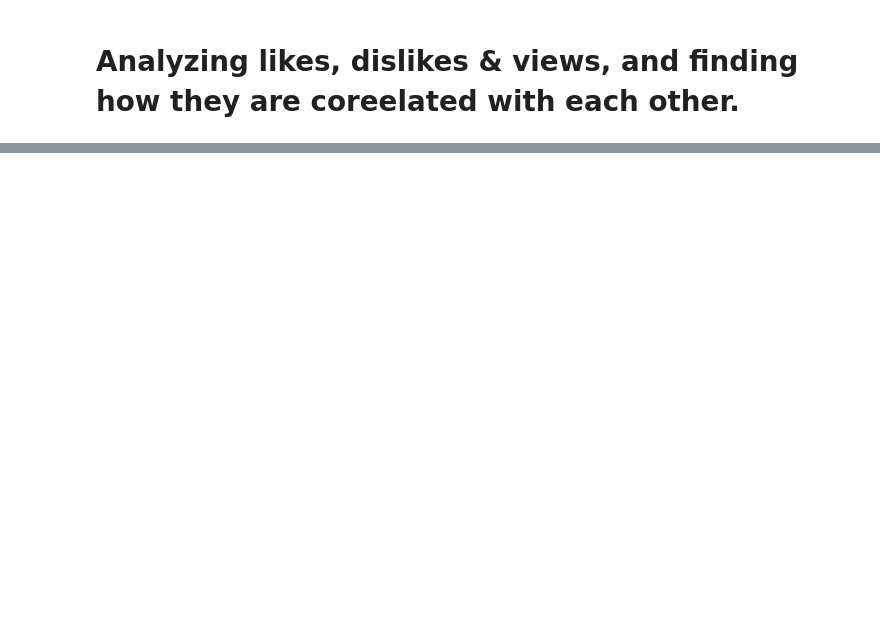
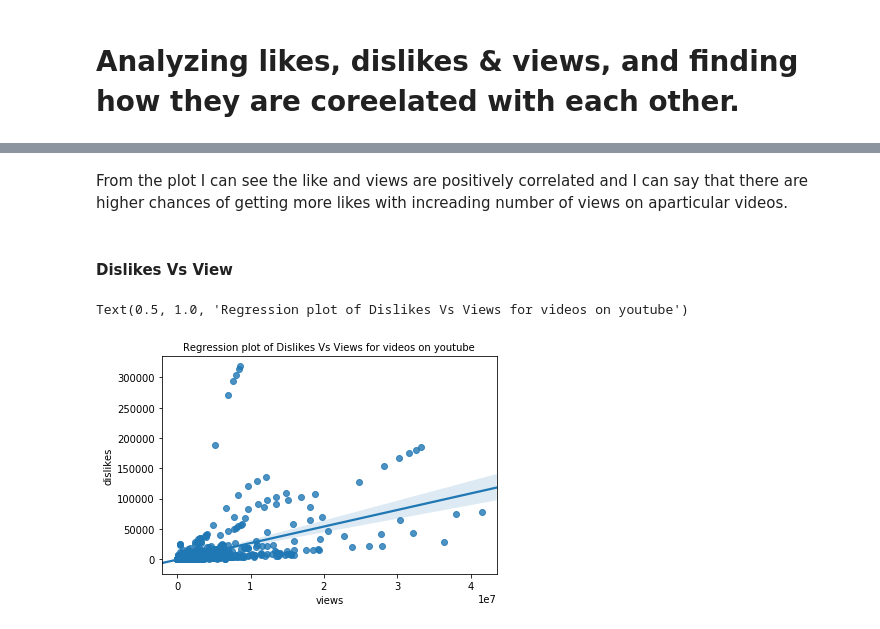
Before and after one commit to abhikr74/youtube_data_analysis, a Jupyter notebook: youtube_analysis.ipynb, the cells around one changed output, grey strips where cells are left out. Cells and saved outputs as stored; diff of their text form; code cells hidden in the pictures; blank space fills up the shorter version.

```diff
--- a/youtube_analysis.ipynb
+++ b/youtube_analysis.ipynb
@@ -201,0 +197,10 @@ plt.axis('off')
+# %% [markdown]
+From the plot I can see the like and views are positively correlated and I can say that there are higher chances of getting more likes with increading number of views on aparticular videos.
+# %% [markdown]
+#### Dislikes Vs View
+# %%
+sns.regplot(data = videos2, x = 'views', y = 'dislikes')
+plt.title("Regression plot of Dislikes Vs Views for videos on youtube", size = 10)
+# %% [output]
+Text(0.5, 1.0, 'Regression plot of Dislikes Vs Views for videos on youtube')
+[figure, added]
```
Also changed, not shown: parts of 37 cells of this notebook.
